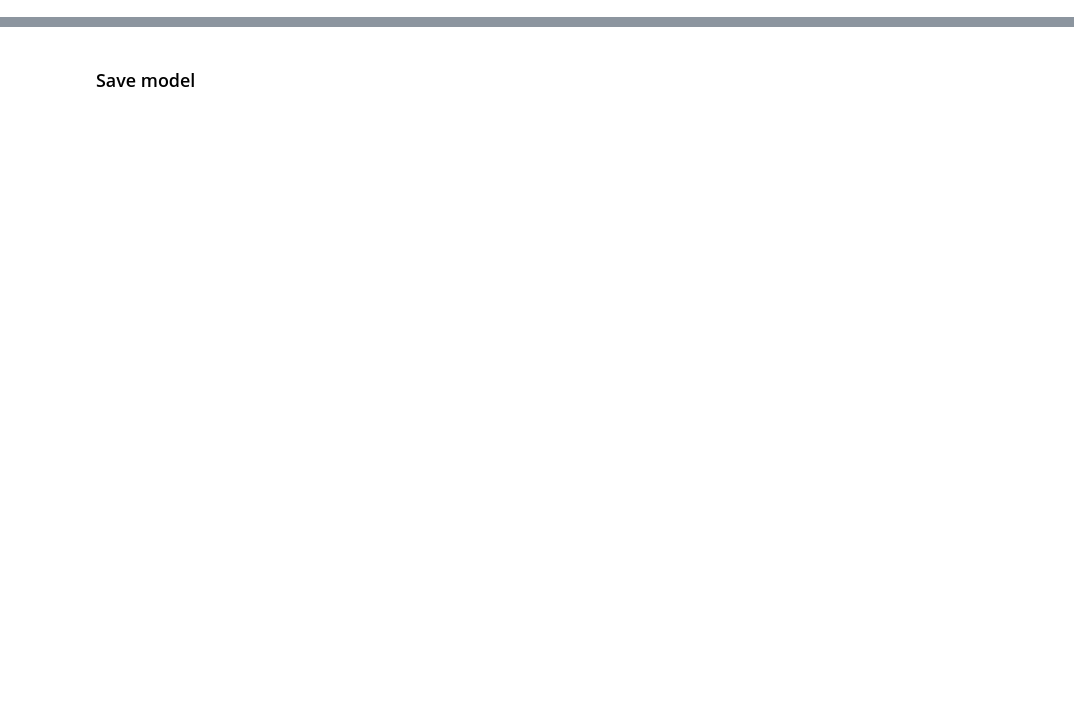
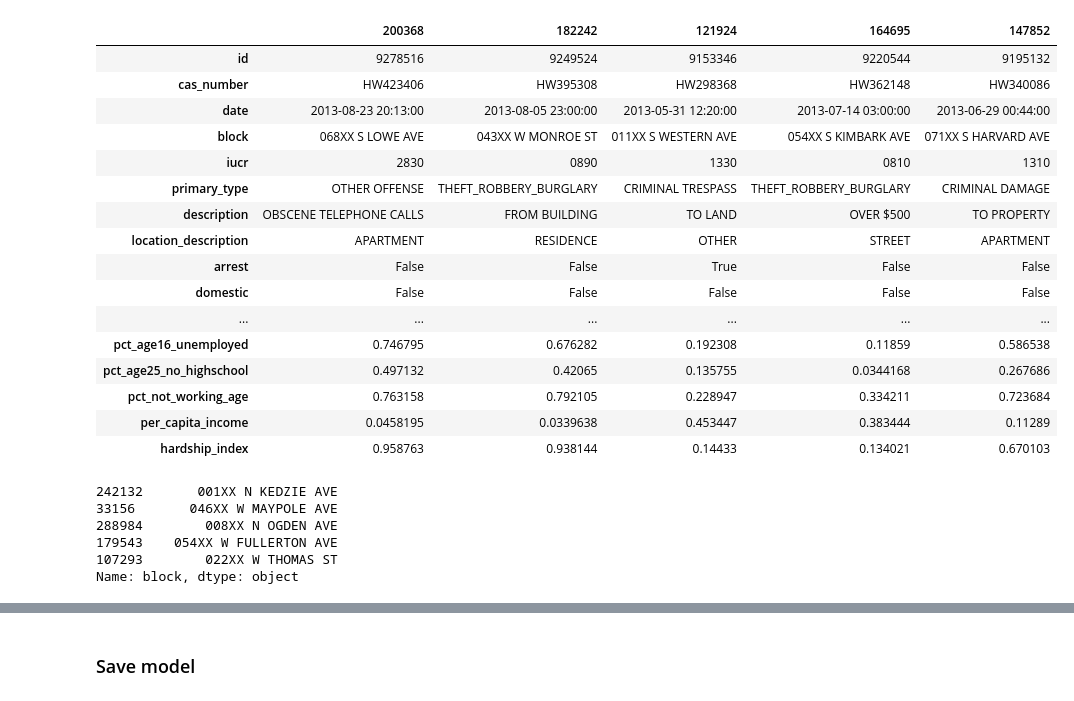
Before and after one commit to mlouarra/Chicago_Crime, a Jupyter notebook: notebooks/classification_crime_different_classifieur.ipynb, the cells around one changed output, grey strips where cells are left out. Drawn from its saved outputs; the diff is of its cells as text; code cells hidden in the pictures; blank space fills up the shorter version.

```diff
--- a/notebooks/classification_crime_different_classifieur.ipynb
+++ b/notebooks/classification_crime_different_classifieur.ipynb
@@ -99,2 +103,31 @@ Wall time: 16min 26s
+# %%
+df_crime_socio.sample(5).T
+# %% [output]
+|  | 200368 | 182242 | 121924 | 164695 | 147852 |
+| id | 9278516 | 9249524 | 9153346 | 9220544 | 9195132 |
+| cas_number | HW423406 | HW395308 | HW298368 | HW362148 | HW340086 |
+| date | 2013-08-23 20:13:00 | 2013-08-05 23:00:00 | 2013-05-31 12:20:00 | 2013-07-14 03:00:00 | 2013-06-29 00:44:00 |
+| block | 068XX S LOWE AVE | 043XX W MONROE ST | 011XX S WESTERN AVE | 054XX S KIMBARK AVE | 071XX S HARVARD AVE |
+| iucr | 2830 | 0890 | 1330 | 0810 | 1310 |
+| primary_type | OTHER OFFENSE | THEFT_ROBBERY_BURGLARY | CRIMINAL TRESPASS | THEFT_ROBBERY_BURGLARY | CRIMINAL DAMAGE |
+| description | OBSCENE TELEPHONE CALLS | FROM BUILDING | TO LAND | OVER $500 | TO PROPERTY |
+| location_description | APARTMENT | RESIDENCE | OTHER | STREET | APARTMENT |
+| arrest | False | False | True | False | False |
+| domestic | False | False | False | False | False |
+| ... | ... | ... | ... | ... | ... |
+| pct_age16_unemployed | 0.746795 | 0.676282 | 0.192308 | 0.11859 | 0.586538 |
+| pct_age25_no_highschool | 0.497132 | 0.42065 | 0.135755 | 0.0344168 | 0.267686 |
+| pct_not_working_age | 0.763158 | 0.792105 | 0.228947 | 0.334211 | 0.723684 |
+| per_capita_income | 0.0458195 | 0.0339638 | 0.453447 | 0.383444 | 0.11289 |
+| hardship_index | 0.958763 | 0.938144 | 0.14433 | 0.134021 | 0.670103 |
+# %%
+df_crime_socio['block'].sample(5)
+# %% [output]
+242132       001XX N KEDZIE AVE
+33156       046XX W MAYPOLE AVE
+288984        008XX N OGDEN AVE
+179543    054XX W FULLERTON AVE
+107293        022XX W THOMAS ST
+Name: block, dtype: object
 # %%
 df_temperature = obj_df_loaded.df_temperature()
```
Also changed, not shown: parts of 19 cells of this notebook, 8 other files.
